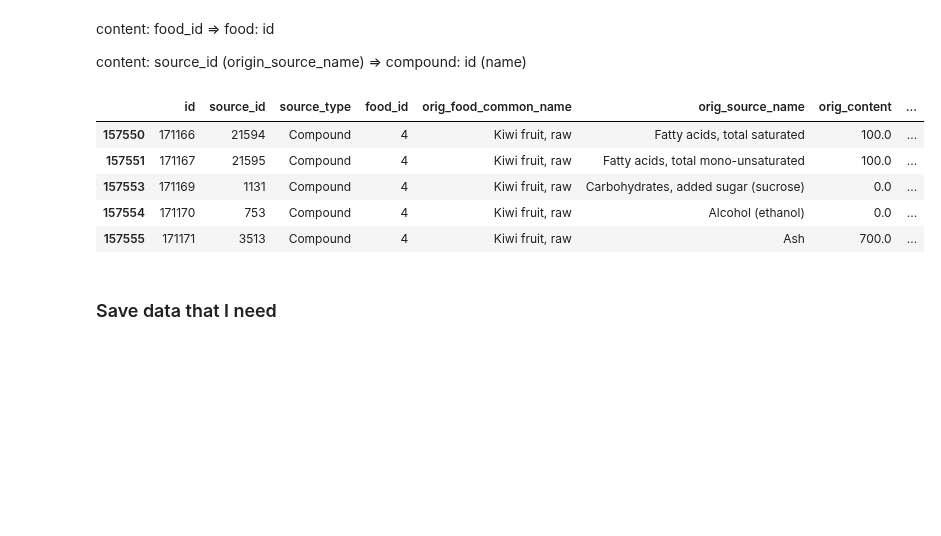
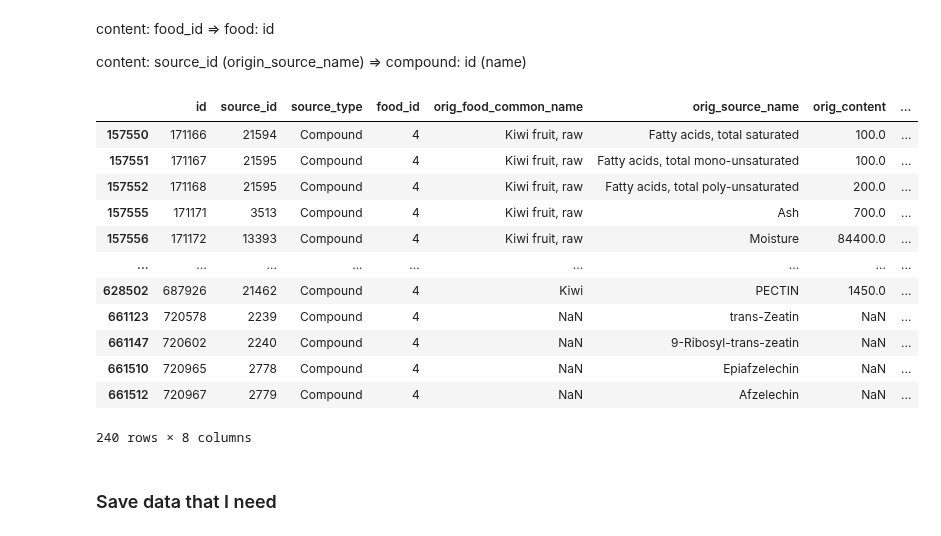
Before and after one commit to marketakrenkova/drug-interaction-prediction, a Jupyter notebook: foodb.ipynb, the cells around one changed output. Drawn from its saved outputs; the diff is of its cells as text; code cells hidden in the pictures; blank space fills up the shorter version.

```diff
--- a/foodb.ipynb
+++ b/foodb.ipynb
@@ -113,7 +113,6 @@ food.drop(
 # %%
 # corecting type of some columns
 
-food['itis_id'] = food['itis_id'].fillna(0).astype(int)
 food['legacy_id'] = food['legacy_id'].fillna(0).astype(int)
 food['ncbi_taxonomy_id'] = food['ncbi_taxonomy_id'].fillna(0).astype(int)
 
@@ -176,8 +175,17 @@ content.head()
 
 content.drop(['orig_min', 'orig_max', 'standard_content'], axis=1, inplace=True)
 
+# drop rows (compounds) where orig_content is 0 -> a compound isn't in a food
+print(content.size)
+content = content[content['orig_content'] != 0]
+
+# drop rows (compounds) where orig_source_name is NaN
+content.dropna(subset=['orig_source_name'], inplace=True)
+
+print(content.size)
+
 # correct orig_unit
 content.replace('mg/100 g', 'mg/100g', inplace=True)
 
-content.head()
+content.head(20)
 # %% [output]
@@ -190,6 +211,24 @@ content.head()
 # %%
 # some compound's content is duplicated for a food -> keep just first (accuracy ??)
-content.drop_duplicates(subset=['source_id', 'food_id'], inplace=True)
+# print(content.size)
+# content.drop_duplicates(subset=['source_id', 'food_id'], inplace=True)
+# print(content.size)
+# content.head()
+# %%
+# rename fatty acids: e.g. C20:0 -> Arachidic acid
+
+fatty_acid_map = {'C8:0': 'caprylic acid',
+                  'C10:0': 'capric acid',
+                  'C12:0': 'lauric acid',
+                  'C14:0': 'myristic acid',
+                  'C16:0': 'palmitic acid',
+                  'C18:0': 'stearic acid',
+                  'C20:0': 'arachidic acid',
+                  'C22:0': 'behenic acid',
+                  'C24:0': 'lignoceric acid',
+                  'C26:0': 'cerotic acid'}
+
+content.replace({'orig_source_name': fatty_acid_map}, inplace = True)
 # %% [markdown]
 ### Merging
 # %% [markdown]
@@ -199,12 +238,19 @@ content: source_id (origin_source_name) => compound: id (name)
 # %%
 kiwi_pub_id = food[food['name'] == 'Kiwi'].public_id.values[0]
 kiwi_id = food[food['name'] == 'Kiwi'].id.values[0]
 
-content[content['food_id'] == kiwi_id].head()
+content[content['food_id'] == kiwi_id]
 # %% [output]
 |  | id | source_id | source_type | food_id | orig_food_common_name | orig_source_name | orig_content | ... |
 | 157550 | 171166 | 21594 | Compound | 4 | Kiwi fruit, raw | Fatty acids, total saturated | 100.0 | ... |
 | 157551 | 171167 | 21595 | Compound | 4 | Kiwi fruit, raw | Fatty acids, total mono-unsaturated | 100.0 | ... |
-| 157553 | 171169 | 1131 | Compound | 4 | Kiwi fruit, raw | Carbohydrates, added sugar (sucrose) | 0.0 | ... |
-| 157554 | 171170 | 753 | Compound | 4 | Kiwi fruit, raw | Alcohol (ethanol) | 0.0 | ... |
+| 157552 | 171168 | 21595 | Compound | 4 | Kiwi fruit, raw | Fatty acids, total poly-unsaturated | 200.0 | ... |
 | 157555 | 171171 | 3513 | Compound | 4 | Kiwi fruit, raw | Ash | 700.0 | ... |
+| 157556 | 171172 | 13393 | Compound | 4 | Kiwi fruit, raw | Moisture | 84400.0 | ... |
+| ... | ... | ... | ... | ... | ... | ... | ... | ... |
+| 628502 | 687926 | 21462 | Compound | 4 | Kiwi | PECTIN | 1450.0 | ... |
+| 661123 | 720578 | 2239 | Compound | 4 | NaN | trans-Zeatin | NaN | ... |
+| 661147 | 720602 | 2240 | Compound | 4 | NaN | 9-Ribosyl-trans-zeatin | NaN | ... |
+| 661510 | 720965 | 2778 | Compound | 4 | NaN | Epiafzelechin | NaN | ... |
+| 661512 | 720967 | 2779 | Compound | 4 | NaN | Afzelechin | NaN | ... |
+240 rows × 8 columns
```
Also changed, not shown: parts of 14 cells of this notebook, 2 other files.
